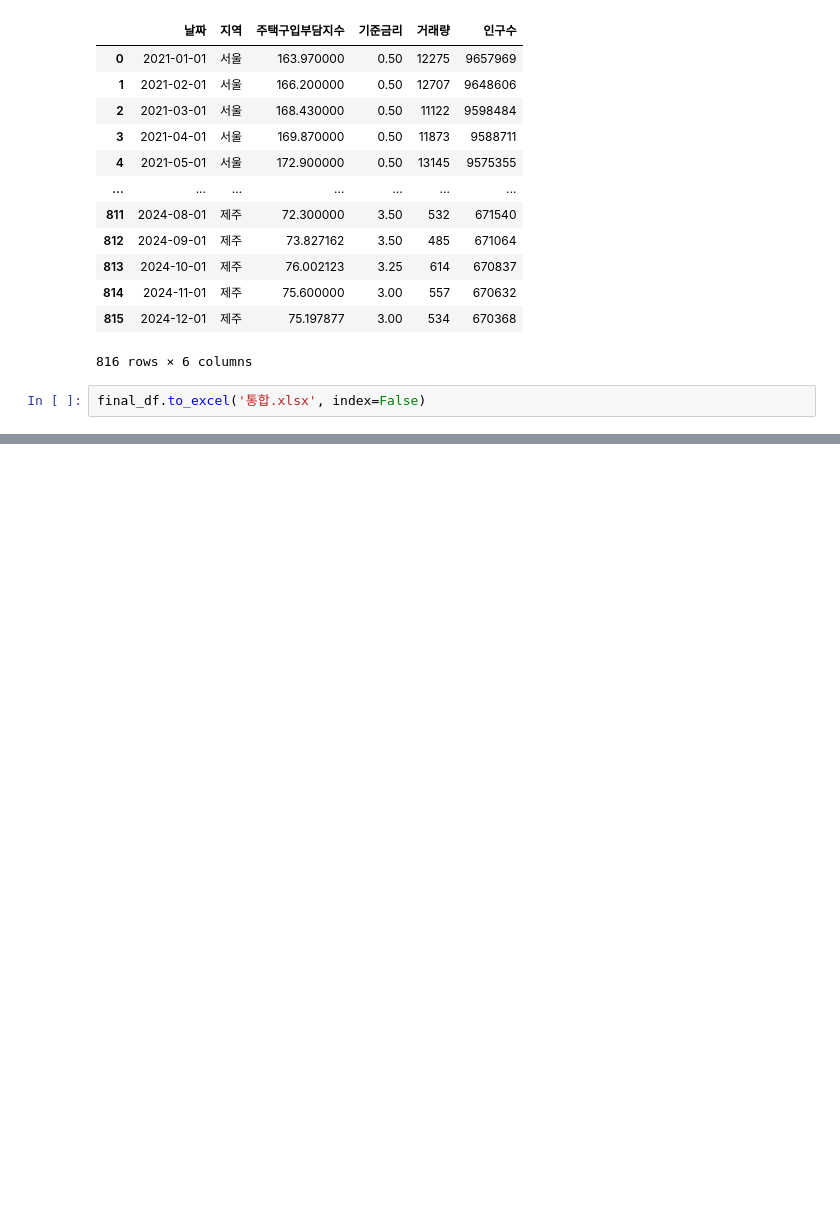
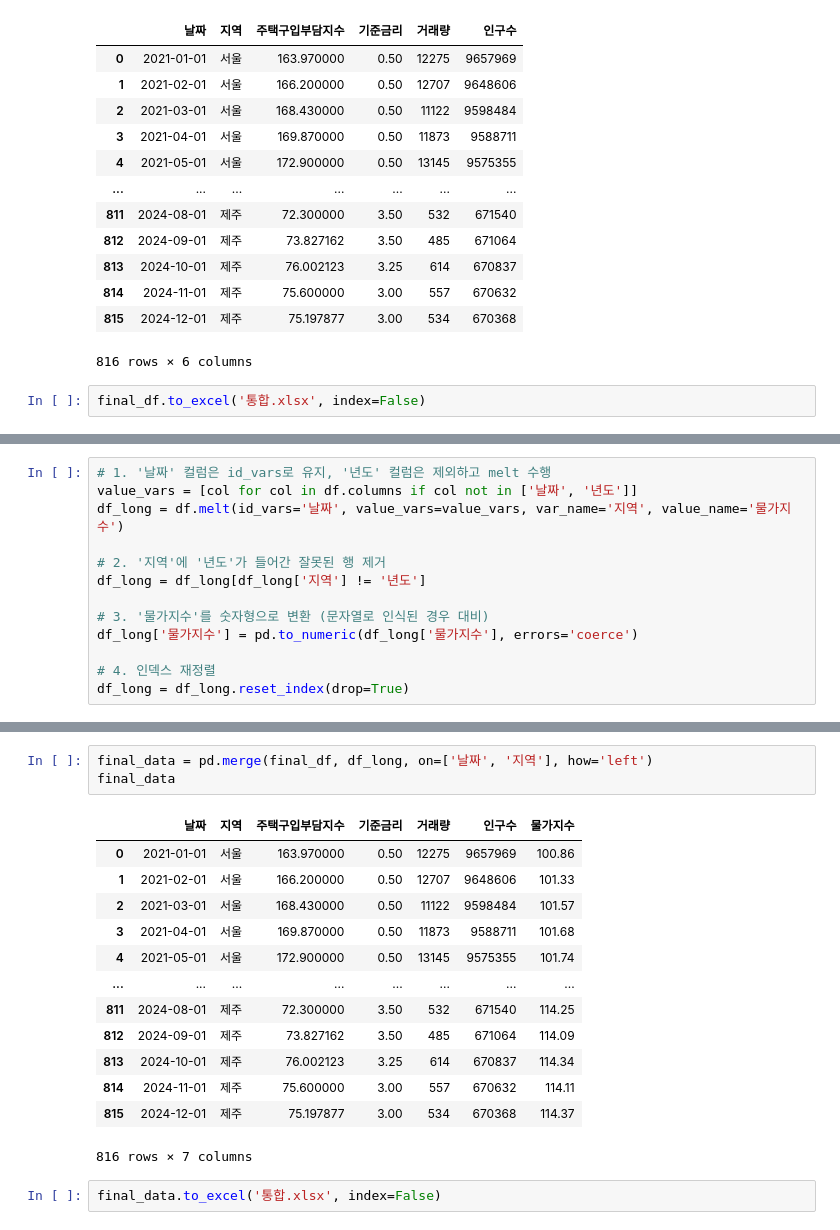
Before and after one commit to sharppink/pandas_visualization, a Jupyter notebook: capstone_data.ipynb, the cells around one changed output, grey strips where cells are left out. Drawn from its saved outputs; the diff is of its cells as text; blank space fills up the shorter version.

```diff
--- a/capstone_data.ipynb
+++ b/capstone_data.ipynb
@@ -264,0 +310,13 @@ final_df.to_excel('통합.xlsx', index=False)
+# %%
+# 1. '날짜' 컬럼은 id_vars로 유지, '년도' 컬럼은 제외하고 melt 수행
+value_vars = [col for col in df.columns if col not in ['날짜', '년도']]
+df_long = df.melt(id_vars='날짜', value_vars=value_vars, var_name='지역', value_name='물가지수')
+
+# 2. '지역'에 '년도'가 들어간 잘못된 행 제거
+df_long = df_long[df_long['지역'] != '년도']
+
+# 3. '물가지수'를 숫자형으로 변환 (문자열로 인식된 경우 대비)
+df_long['물가지수'] = pd.to_numeric(df_long['물가지수'], errors='coerce')
+
+# 4. 인덱스 재정렬
+df_long = df_long.reset_index(drop=True)
@@ -264,0 +339,19 @@ final_df.to_excel('통합.xlsx', index=False)
+# %%
+final_data = pd.merge(final_df, df_long, on=['날짜', '지역'], how='left')
+final_data
+# %% [output]
+|  | 날짜 | 지역 | 주택구입부담지수 | 기준금리 | 거래량 | 인구수 | 물가지수 |
+| 0 | 2021-01-01 | 서울 | 163.970000 | 0.50 | 12275 | 9657969 | 100.86 |
+| 1 | 2021-02-01 | 서울 | 166.200000 | 0.50 | 12707 | 9648606 | 101.33 |
+| 2 | 2021-03-01 | 서울 | 168.430000 | 0.50 | 11122 | 9598484 | 101.57 |
+| 3 | 2021-04-01 | 서울 | 169.870000 | 0.50 | 11873 | 9588711 | 101.68 |
+| 4 | 2021-05-01 | 서울 | 172.900000 | 0.50 | 13145 | 9575355 | 101.74 |
+| ... | ... | ... | ... | ... | ... | ... | ... |
+| 811 | 2024-08-01 | 제주 | 72.300000 | 3.50 | 532 | 671540 | 114.25 |
+| 812 | 2024-09-01 | 제주 | 73.827162 | 3.50 | 485 | 671064 | 114.09 |
+| 813 | 2024-10-01 | 제주 | 76.002123 | 3.25 | 614 | 670837 | 114.34 |
+| 814 | 2024-11-01 | 제주 | 75.600000 | 3.00 | 557 | 670632 | 114.11 |
+| 815 | 2024-12-01 | 제주 | 75.197877 | 3.00 | 534 | 670368 | 114.37 |
+816 rows × 7 columns
+# %%
+final_data.to_excel('통합.xlsx', index=False)
```
Also changed, not shown: parts of 8 cells of this notebook.
